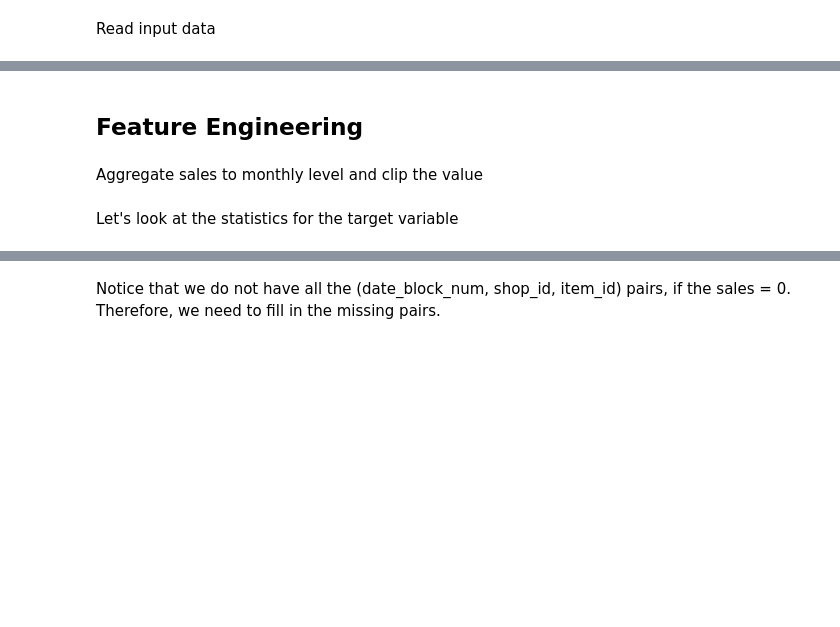
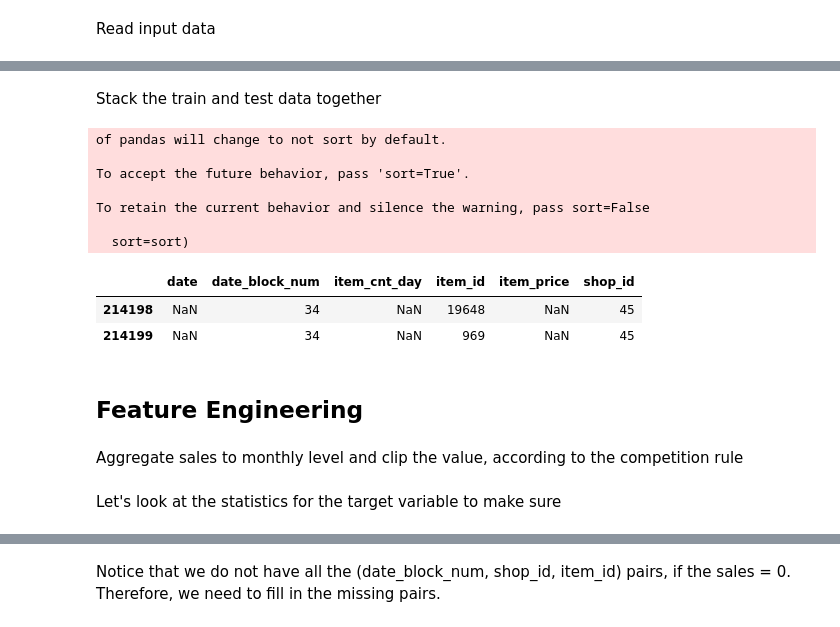
Before and after one commit to Qile-Paul-Chen/Kaggle-Predict-Future-Sales, a Jupyter notebook: Model_Training.ipynb, the cells around one changed output, grey strips where cells are left out. Drawn from its saved outputs; the diff is of its cells as text; code cells hidden in the pictures; blank space fills up the shorter version.

```diff
--- a/Model_Training.ipynb
+++ b/Model_Training.ipynb
@@ -26,6 +18,23 @@ train_master.head(2)
+# %% [markdown]
+Stack the train and test data together
+# %%
+test['date_block_num'] = 34
+train_test = sales_train.append(test.drop(columns=['ID']))
+train_test.tail(2)
+# %% [output]
+of pandas will change to not sort by default.
+
+To accept the future behavior, pass 'sort=True'.
+
+To retain the current behavior and silence the warning, pass sort=False
+
+  sort=sort)
+|  | date | date_block_num | item_cnt_day | item_id | item_price | shop_id |
+| 214198 | NaN | 34 | NaN | 19648 | NaN | 45 |
+| 214199 | NaN | 34 | NaN | 969 | NaN | 45 |
 # %% [markdown]
 ## Feature Engineering
 # %% [markdown]
-Aggregate sales to monthly level and clip the value
+Aggregate sales to monthly level and clip the value, according to the competition rule
 # %%
 # Aggregate the sales by month
@@ -35,5 +46,5 @@ train.reset_index(inplace=True)
 # %% [markdown]
-Let's look at the statistics for the target variable
+Let's look at the statistics for the target variable to make sure
 # %%
 train['item_cnt_sum'].describe()
 # %% [output]
```
Also changed, not shown: parts of 27 cells of this notebook.
